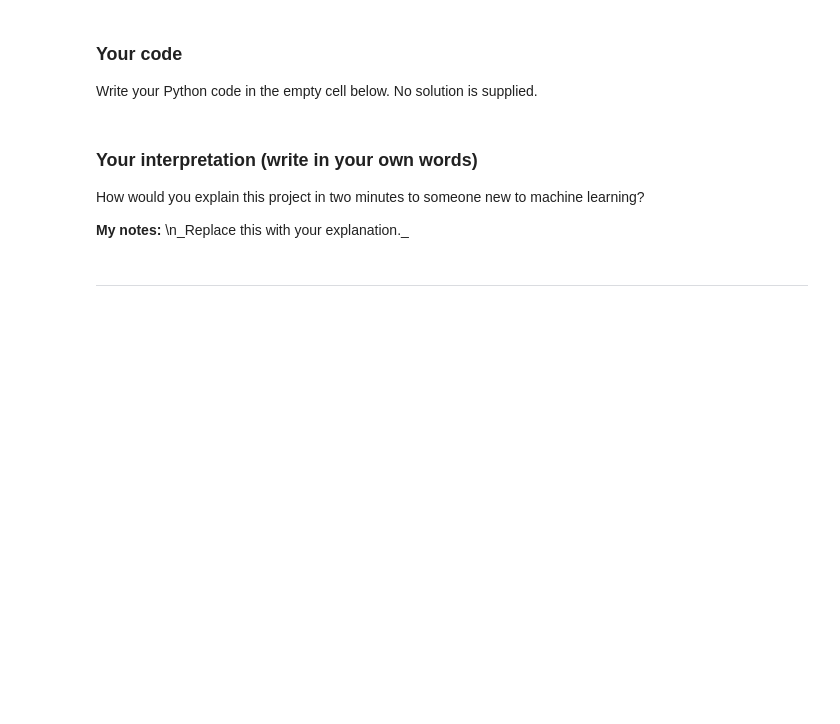
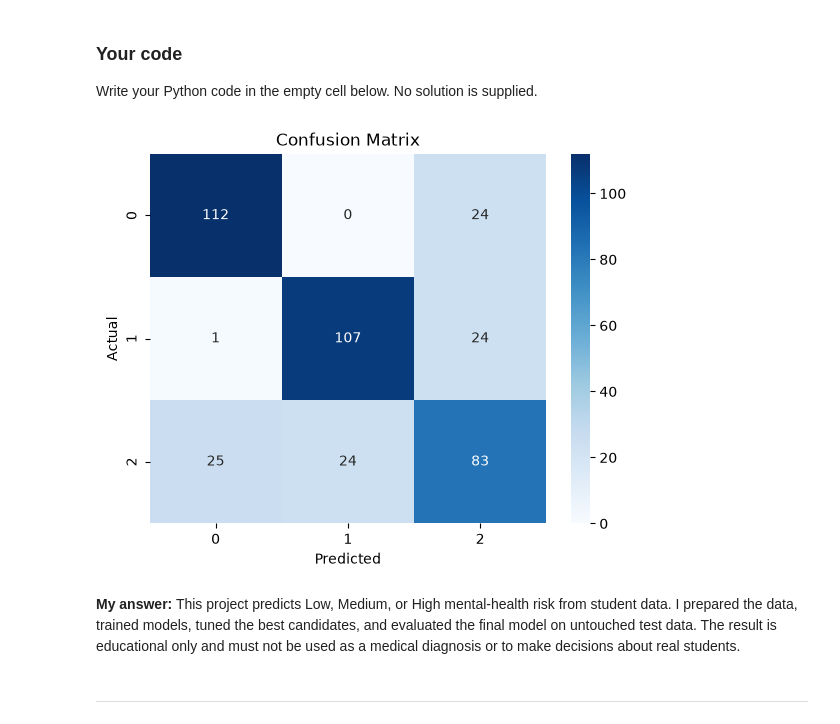
Before and after one commit to ElMehdiCherkaoui/Pr-diction-du-risque-de-sant-mentale-chez-les-tudiants, a Jupyter notebook: student-mental-health/notebooks/04_optimization.ipynb, the cells around one changed output. Drawn from its saved outputs; the diff is of its cells as text; code cells hidden in the pictures; blank space fills up the shorter version.

```diff
--- a/student-mental-health/notebooks/04_optimization.ipynb
+++ b/student-mental-health/notebooks/04_optimization.ipynb
@@ -279,11 +433,20 @@ Clear communication and reproducibility are as important as numeric scores.
 # %% [markdown]
 ### Your code
 Write your Python code in the empty cell below. No solution is supplied.
+# %%
+cm = confusion_matrix(y_test, y_pred)
+
+sns.heatmap(cm, annot=True, fmt="d", cmap="Blues")
+plt.xlabel("Predicted")
+plt.ylabel("Actual")
+plt.title("Confusion Matrix")
+
+plt.savefig("models/confusion_matrix.png")
+plt.show()
+# %% [output]
+[figure, added]
 # %% [markdown]
-### Your interpretation (write in your own words)
-How would you explain this project in two minutes to someone new to machine learning?
-
-**My notes:**  \n_Replace this with your explanation._
+**My answer:** This project predicts Low, Medium, or High mental-health risk from student data. I prepared the data, trained models, tuned the best candidates, and evaluated the final model on untouched test data. The result is educational only and must not be used as a medical diagnosis or to make decisions about real students.
 # %% [markdown]
 ---
 # %% [markdown]
```
Also changed, not shown: parts of 14 cells of this notebook, 5 other files.
